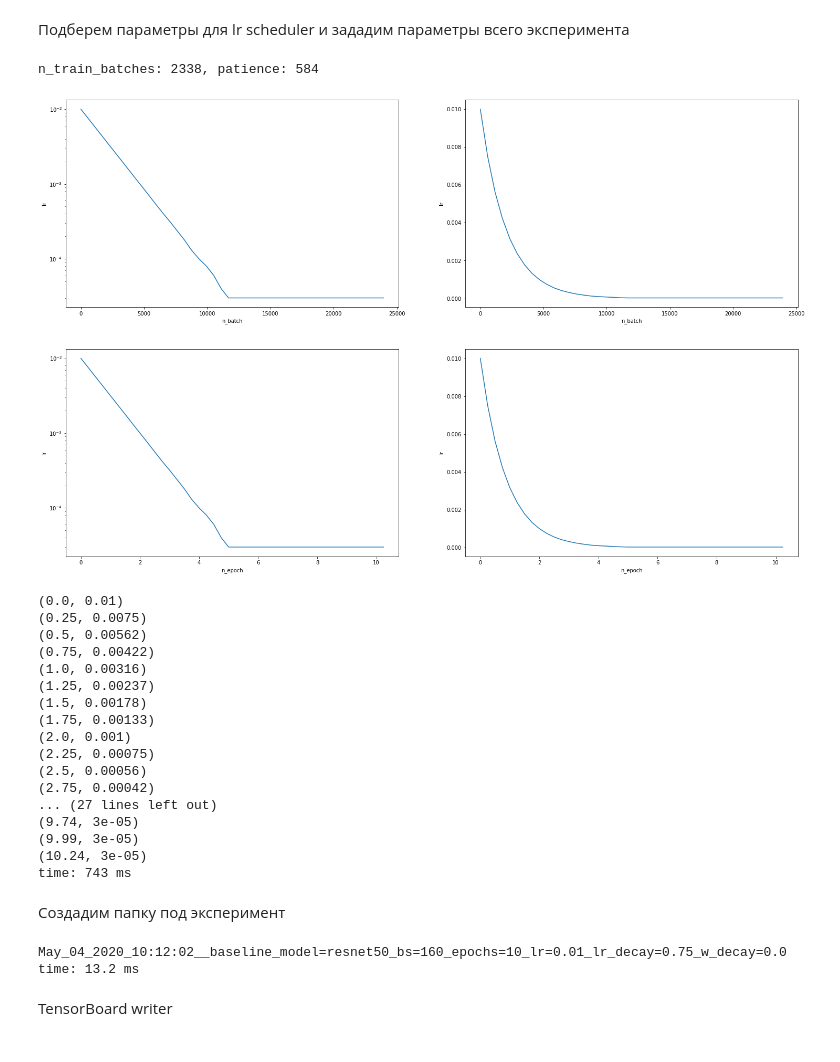
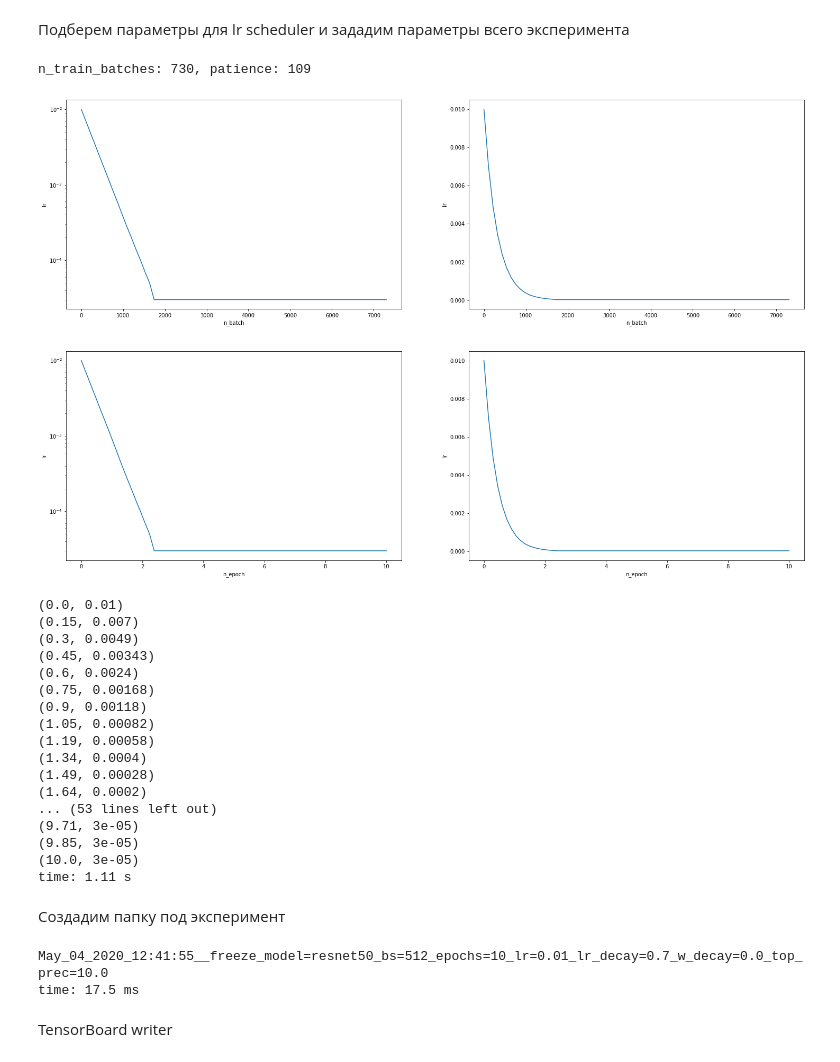
Before and after one commit to makci97/MADE, a Jupyter notebook: contest1/unsupervised-landmarks-thousand-landmarks-contest/train_model.ipynb, the cells around one changed output. Cells and saved outputs as stored; diff of their text form; code cells hidden in the pictures.

Commit message:
Add model freeze. Add active learning.

```diff
--- a/contest1/unsupervised-landmarks-thousand-landmarks-contest/train_model.ipynb
+++ b/contest1/unsupervised-landmarks-thousand-landmarks-contest/train_model.ipynb
@@ -256,5 +262,5 @@ time: 11.1 ms
 # %%
 data_dir = os.path.join(root_path, 'data')
 CROP_SIZE = 224  # размер изображений во время обучения сети - feature extractor'а на ImageNet
-train_params = {'batch_size': 160}
+train_params = {'batch_size': 512}
 # %% [output]
@@ -474,14 +461,15 @@ train_params.update({
     'base_model': 'resnet50',
     'epochs': 10,
     'lr': 1e-2,
-    'lr_decay': 0.75,
+    'lr_decay': 0.7,
 #     'weight_decay': 0.01,
     'weight_decay': 0.0,
     'gpu': True,
+    'top_perc_train': 10.,
 })
 
 n_train_batches = len(train_dataset) // train_params['batch_size']
-patience = int(0.25 * n_train_batches)
+patience = int(0.15 * n_train_batches)
 min_lr = 3e-5
 print(f"n_train_batches: {n_train_batches}, patience: {patience}")
 
@@ -499,62 +487,62 @@ while n_batch < n_train_batches * train_params['epochs']:
 
 fig = plt.figure(figsize=(25, 2 * 8))
 
 ax = fig.add_subplot(2, 2, 1)
 ax.plot(*zip(*n_batch_lr_pairs))
 ax.set_xlabel('n_batch')
 ax.set_ylabel('lr')
 ax.set_yscale("log")
 
 ax = fig.add_subplot(2, 2, 2)
 ax.plot(*zip(*n_batch_lr_pairs))
 ax.set_xlabel('n_batch')
 ax.set_ylabel('lr')
 
 ax = fig.add_subplot(2, 2, 3)
 ax.plot(*zip(*n_epoch_lr_pairs))
 ax.set_xlabel('n_epoch')
 ax.set_ylabel('lr')
 ax.set_yscale("log")
 
 ax = fig.add_subplot(2, 2, 4)
 ax.plot(*zip(*n_epoch_lr_pairs))
 ax.set_xlabel('n_epoch')
 ax.set_ylabel('lr')
 
 plt.show()
 # fig.show()
 
 print(*n_epoch_lr_pairs, sep='\n')
 # %% [output]
-n_train_batches: 2338, patience: 584
+n_train_batches: 730, patience: 109
-[figure, old version]
+[figure, new version]
 (0.0, 0.01)
-(0.25, 0.0075)
-(0.5, 0.00562)
-(0.75, 0.00422)
-(1.0, 0.00316)
-(1.25, 0.00237)
-(1.5, 0.00178)
-(1.75, 0.00133)
-(2.0, 0.001)
-(2.25, 0.00075)
-(2.5, 0.00056)
-(2.75, 0.00042)
-... (27 lines left out)
-(9.74, 3e-05)
-(9.99, 3e-05)
-(10.24, 3e-05)
-time: 743 ms
+(0.15, 0.007)
+(0.3, 0.0049)
+(0.45, 0.00343)
+(0.6, 0.0024)
+(0.75, 0.00168)
+(0.9, 0.00118)
+(1.05, 0.00082)
+(1.19, 0.00058)
+(1.34, 0.0004)
+(1.49, 0.00028)
+(1.64, 0.0002)
+... (53 lines left out)
+(9.71, 3e-05)
+(9.85, 3e-05)
+(10.0, 3e-05)
+time: 1.11 s
 # %% [markdown]
 Создадим папку под эксперимент
 # %%
-exp_name = get_exp_name(train_params=train_params, name='baseline')
+exp_name = get_exp_name(train_params=train_params, name='freeze')
 print(exp_name)
 exp_dir = os.path.join(root_path, 'exp_dirs', exp_name)
 os.makedirs(exp_dir)
 # %% [output]
-May_04_2020_10:12:02__baseline_model=resnet50_bs=160_epochs=10_lr=0.01_lr_decay=0.75_w_decay=0.0
-time: 13.2 ms
+May_04_2020_12:41:55__freeze_model=resnet50_bs=512_epochs=10_lr=0.01_lr_decay=0.7_w_decay=0.0_top_prec=10.0
+time: 17.5 ms
 # %% [markdown]
 TensorBoard writer
 # %%
```
Also changed, not shown: parts of 26 cells of this notebook.
